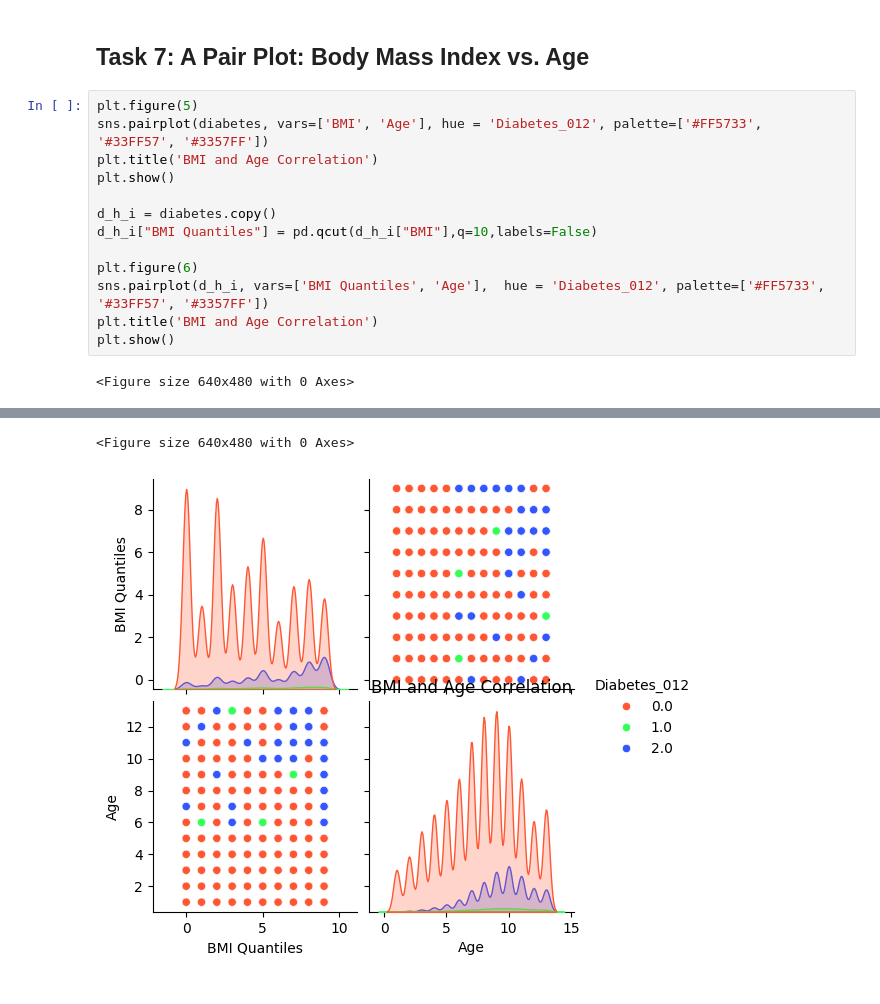
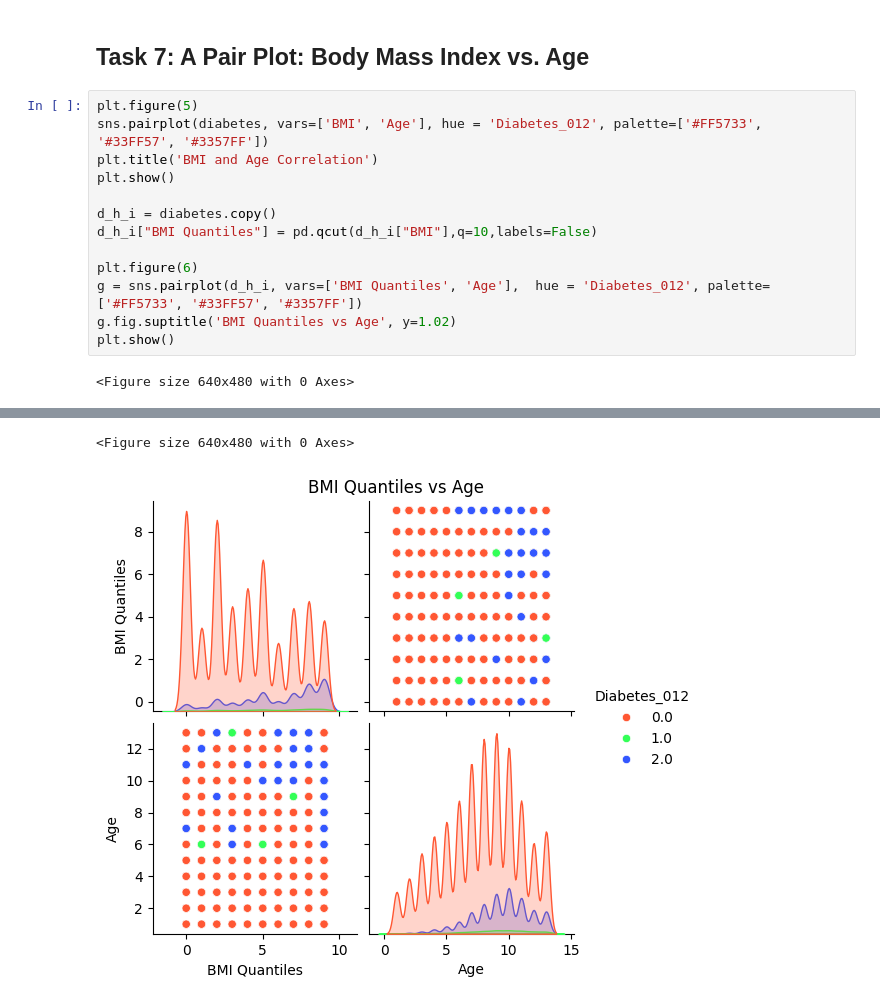
Before and after one commit to gjmessino/python-homework, a Jupyter notebook: ctd-assignment-7.ipynb, the cells around one changed output, grey strips where cells are left out. Cells and saved outputs as stored; diff of their text form.

```diff
--- a/ctd-assignment-7.ipynb
+++ b/ctd-assignment-7.ipynb
@@ -124,18 +125,18 @@ The highest correlation is between diabetes and general health, and the lowest c
 # %%
 plt.figure(5)
 sns.pairplot(diabetes, vars=['BMI', 'Age'], hue = 'Diabetes_012', palette=['#FF5733', '#33FF57', '#3357FF'])
 plt.title('BMI and Age Correlation')
 plt.show()
 
 d_h_i = diabetes.copy()
 d_h_i["BMI Quantiles"] = pd.qcut(d_h_i["BMI"],q=10,labels=False)
 
 plt.figure(6)
-sns.pairplot(d_h_i, vars=['BMI Quantiles', 'Age'],  hue = 'Diabetes_012', palette=['#FF5733', '#33FF57', '#3357FF'])
-plt.title('BMI and Age Correlation')
+g = sns.pairplot(d_h_i, vars=['BMI Quantiles', 'Age'],  hue = 'Diabetes_012', palette=['#FF5733', '#33FF57', '#3357FF'])
+g.fig.suptitle('BMI Quantiles vs Age', y=1.02)
 plt.show()
 # %% [output]
 <Figure size 640x480 with 0 Axes>
 [figure]
 <Figure size 640x480 with 0 Axes>
-[figure, old version]
+[figure, new version]
```
Also changed, not shown: parts of 1 cell of this notebook.
